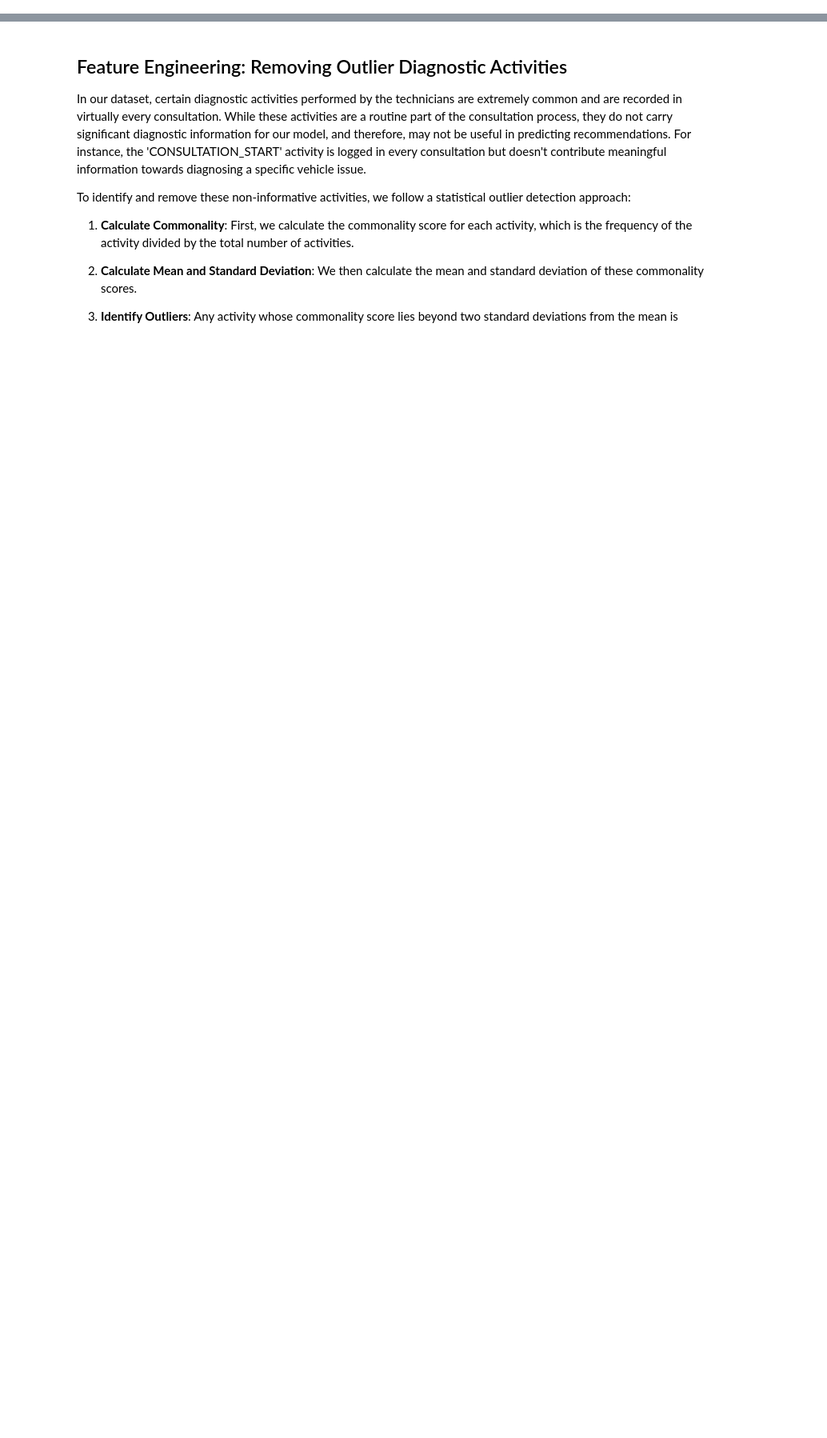
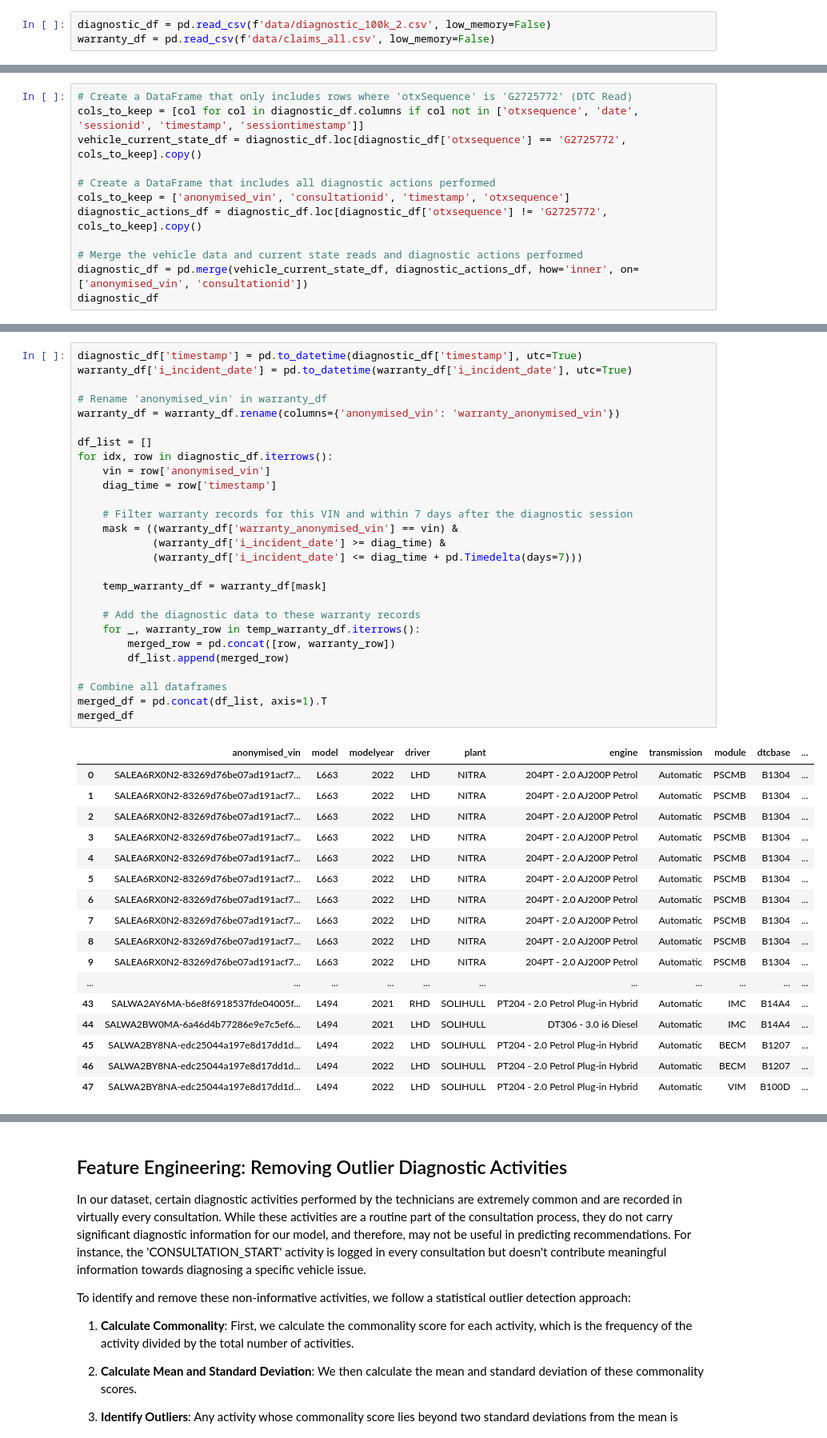
Before and after one commit to evialina/automotive_diagnostic_action_recommender, a Jupyter notebook: data_preprocessing.ipynb, the cells around one changed output, grey strips where cells are left out. Shown at 80% size. Saved outputs shown, nothing was run; the diff lists cells and outputs as text; blank space fills up the shorter version.

```diff
--- a/data_preprocessing.ipynb
+++ b/data_preprocessing.ipynb
@@ -27,0 +10,3 @@ for file in file_names:
+# %%
+diagnostic_df = pd.read_csv(f'data/diagnostic_100k_2.csv', low_memory=False)
+warranty_df = pd.read_csv(f'data/claims_all.csv', low_memory=False)
@@ -27,0 +30,12 @@ for file in file_names:
+# %%
+# Create a DataFrame that only includes rows where 'otxSequence' is 'G2725772' (DTC Read)
+cols_to_keep = [col for col in diagnostic_df.columns if col not in ['otxsequence', 'date', 'sessionid', 'timestamp', 'sessiontimestamp']]
+vehicle_current_state_df = diagnostic_df.loc[diagnostic_df['otxsequence'] == 'G2725772', cols_to_keep].copy()
+
+# Create a DataFrame that includes all diagnostic actions performed
+cols_to_keep = ['anonymised_vin', 'consultationid', 'timestamp', 'otxsequence']
+diagnostic_actions_df = diagnostic_df.loc[diagnostic_df['otxsequence'] != 'G2725772', cols_to_keep].copy()
+
+# Merge the vehicle data and current state reads and diagnostic actions performed
+diagnostic_df = pd.merge(vehicle_current_state_df, diagnostic_actions_df, how='inner', on=['anonymised_vin', 'consultationid'])
+diagnostic_df
@@ -27,0 +59,45 @@ for file in file_names:
+# %%
+diagnostic_df['timestamp'] = pd.to_datetime(diagnostic_df['timestamp'], utc=True)
+warranty_df['i_incident_date'] = pd.to_datetime(warranty_df['i_incident_date'], utc=True)
+
+# Rename 'anonymised_vin' in warranty_df
+warranty_df = warranty_df.rename(columns={'anonymised_vin': 'warranty_anonymised_vin'})
+
+df_list = []
+for idx, row in diagnostic_df.iterrows():
+    vin = row['anonymised_vin']
+    diag_time = row['timestamp']
+
+    # Filter warranty records for this VIN and within 7 days after the diagnostic session
+    mask = ((warranty_df['warranty_anonymised_vin'] == vin) &
+            (warranty_df['i_incident_date'] >= diag_time) &
+            (warranty_df['i_incident_date'] <= diag_time + pd.Timedelta(days=7)))
+
+    temp_warranty_df = warranty_df[mask]
+
+    # Add the diagnostic data to these warranty records
+    for _, warranty_row in temp_warranty_df.iterrows():
+        merged_row = pd.concat([row, warranty_row])
+        df_list.append(merged_row)
+
+# Combine all dataframes
+merged_df = pd.concat(df_list, axis=1).T
+merged_df
+# %% [output]
+|  | anonymised_vin | model | modelyear | driver | plant | engine | transmission | module | dtcbase | ... |
+| 0 | SALEA6RX0N2-83269d76be07ad191acf7... | L663 | 2022 | LHD | NITRA | 204PT - 2.0 AJ200P Petrol | Automatic | PSCMB | B1304 | ... |
+| 1 | SALEA6RX0N2-83269d76be07ad191acf7... | L663 | 2022 | LHD | NITRA | 204PT - 2.0 AJ200P Petrol | Automatic | PSCMB | B1304 | ... |
+| 2 | SALEA6RX0N2-83269d76be07ad191acf7... | L663 | 2022 | LHD | NITRA | 204PT - 2.0 AJ200P Petrol | Automatic | PSCMB | B1304 | ... |
+| 3 | SALEA6RX0N2-83269d76be07ad191acf7... | L663 | 2022 | LHD | NITRA | 204PT - 2.0 AJ200P Petrol | Automatic | PSCMB | B1304 | ... |
+| 4 | SALEA6RX0N2-83269d76be07ad191acf7... | L663 | 2022 | LHD | NITRA | 204PT - 2.0 AJ200P Petrol | Automatic | PSCMB | B1304 | ... |
+| 5 | SALEA6RX0N2-83269d76be07ad191acf7... | L663 | 2022 | LHD | NITRA | 204PT - 2.0 AJ200P Petrol | Automatic | PSCMB | B1304 | ... |
+| 6 | SALEA6RX0N2-83269d76be07ad191acf7... | L663 | 2022 | LHD | NITRA | 204PT - 2.0 AJ200P Petrol | Automatic | PSCMB | B1304 | ... |
+| 7 | SALEA6RX0N2-83269d76be07ad191acf7... | L663 | 2022 | LHD | NITRA | 204PT - 2.0 AJ200P Petrol | Automatic | PSCMB | B1304 | ... |
+| 8 | SALEA6RX0N2-83269d76be07ad191acf7... | L663 | 2022 | LHD | NITRA | 204PT - 2.0 AJ200P Petrol | Automatic | PSCMB | B1304 | ... |
+| 9 | SALEA6RX0N2-83269d76be07ad191acf7... | L663 | 2022 | LHD | NITRA | 204PT - 2.0 AJ200P Petrol | Automatic | PSCMB | B1304 | ... |
+| ... | ... | ... | ... | ... | ... | ... | ... | ... | ... | ... |
+| 43 | SALWA2AY6MA-b6e8f6918537fde04005f... | L494 | 2021 | RHD | SOLIHULL | PT204 - 2.0 Petrol Plug-in Hybrid | Automatic | IMC | B14A4 | ... |
+| 44 | SALWA2BW0MA-6a46d4b77286e9e7c5ef6... | L494 | 2021 | LHD | SOLIHULL | DT306 - 3.0 i6 Diesel | Automatic | IMC | B14A4 | ... |
+| 45 | SALWA2BY8NA-edc25044a197e8d17dd1d... | L494 | 2022 | LHD | SOLIHULL | PT204 - 2.0 Petrol Plug-in Hybrid | Automatic | BECM | B1207 | ... |
+| 46 | SALWA2BY8NA-edc25044a197e8d17dd1d... | L494 | 2022 | LHD | SOLIHULL | PT204 - 2.0 Petrol Plug-in Hybrid | Automatic | BECM | B1207 | ... |
+| 47 | SALWA2BY8NA-edc25044a197e8d17dd1d... | L494 | 2022 | LHD | SOLIHULL | PT204 - 2.0 Petrol Plug-in Hybrid | Automatic | VIM | B100D | ... |
```
Also changed, not shown: parts of 37 cells of this notebook, 2 other files.
